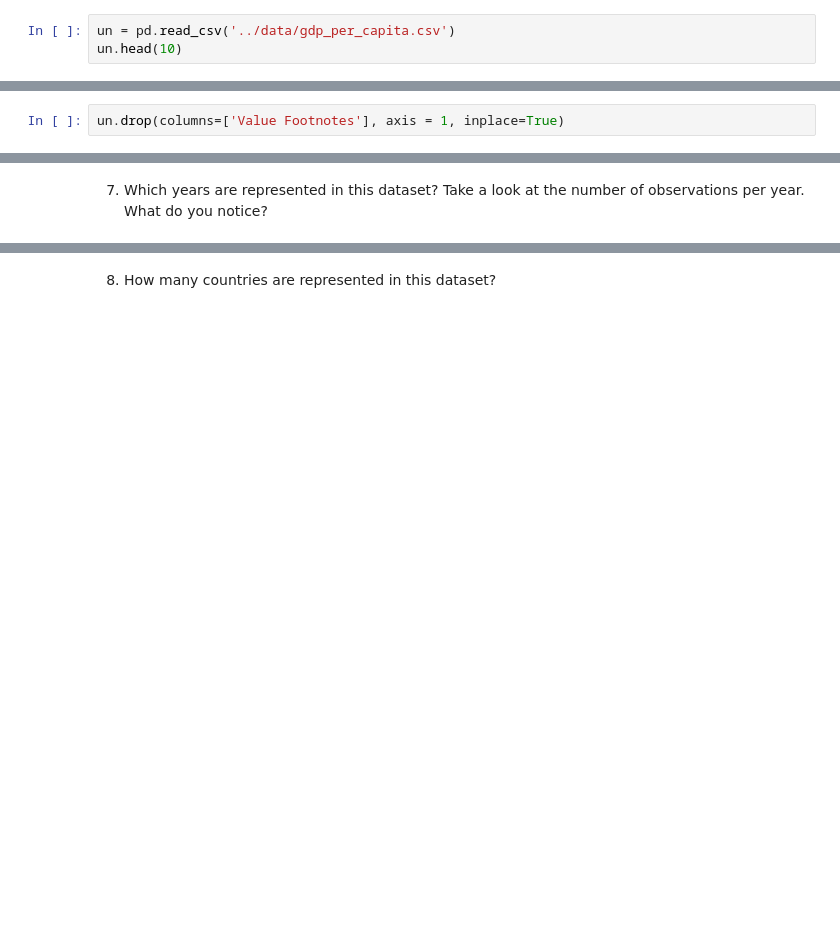
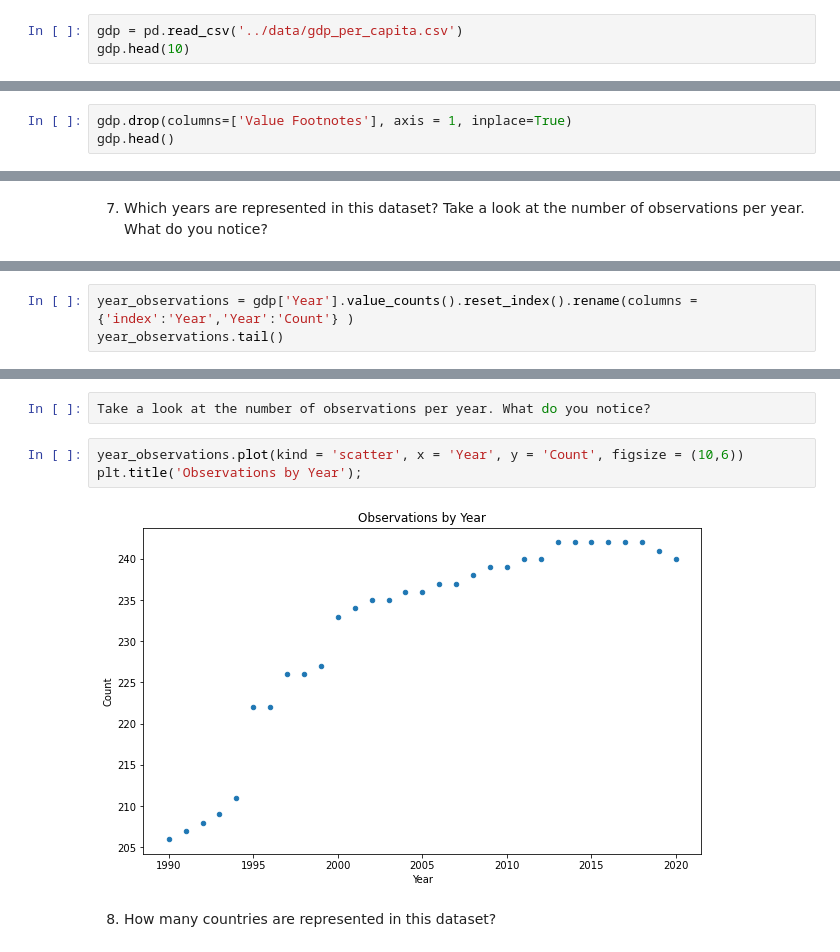
Before and after one commit to nss-data-science-cohort-7/un-exploration-JEFFDAVISJR, a Jupyter notebook: notebooks/UN_Data_Exploration.ipynb, the cells around one changed output, grey strips where cells are left out. Saved outputs shown, nothing was run; the diff lists cells and outputs as text; blank space fills up the shorter version.

```diff
--- a/notebooks/UN_Data_Exploration.ipynb
+++ b/notebooks/UN_Data_Exploration.ipynb
@@ -24,8 +24,8 @@ import seaborn as sns
 # %% [markdown]
 4.	Using the pandas `read_csv()` function, read the GDP dataset into your notebook as a DataFrame called `gdp_df`. After reading it in, inspect the first 10 rows and then inspect the last 10 rows.
 # %%
-un = pd.read_csv('../data/gdp_per_capita.csv')
-un.head(10)
+gdp = pd.read_csv('../data/gdp_per_capita.csv')
+gdp.head(10)
 # %% [output]
 |  | Country or Area | Year | Value | Value Footnotes |
 | 0 | Afghanistan | 2020 | 1970.560169 | NaN |
@@ -41,4 +41,5 @@ un.head(10)
 # %% [markdown]
 5. Drop the 'Value Footnotes' column, and rename the remaining columns to 'Country', 'Year', and 'GDP_Per_Capita'.
 # %%
-un.drop(columns=['Value Footnotes'], axis = 1, inplace=True)
+gdp.drop(columns=['Value Footnotes'], axis = 1, inplace=True)
+gdp.head()
@@ -86,0 +75,3 @@ Name: Year, dtype: int64
+# %%
+year_observations = gdp['Year'].value_counts().reset_index().rename(columns ={'index':'Year','Year':'Count'} )
+year_observations.tail()
@@ -87,3 +85,10 @@ Name: Year, dtype: int64
+# %%
+Take a look at the number of observations per year. What do you notice?
+# %%
+year_observations.plot(kind = 'scatter', x = 'Year', y = 'Count', figsize = (10,6))
+plt.title('Observations by Year');
+# %% [output]
+[figure, added]
 # %% [markdown]
 8. How many countries are represented in this dataset?
 # %%
```
Also changed, not shown: parts of 20 cells of this notebook.
